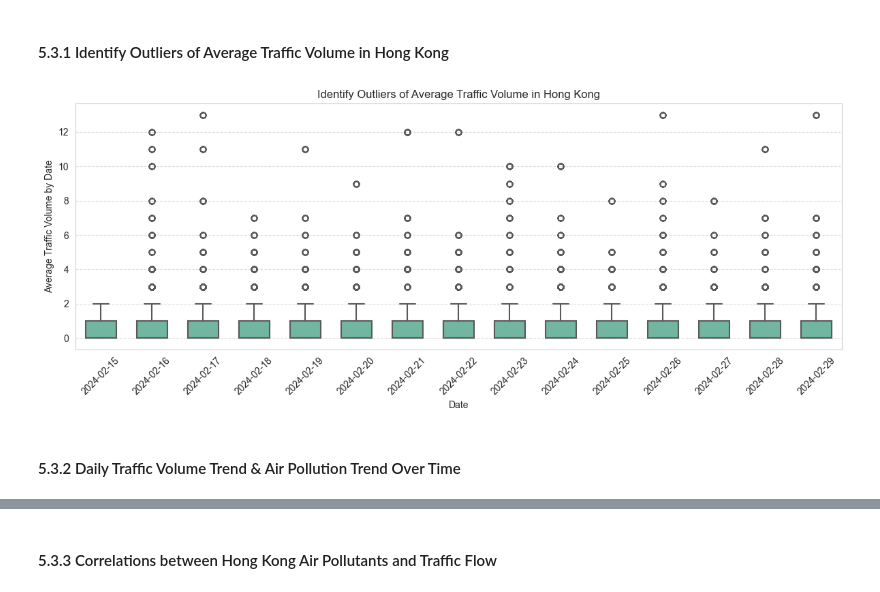
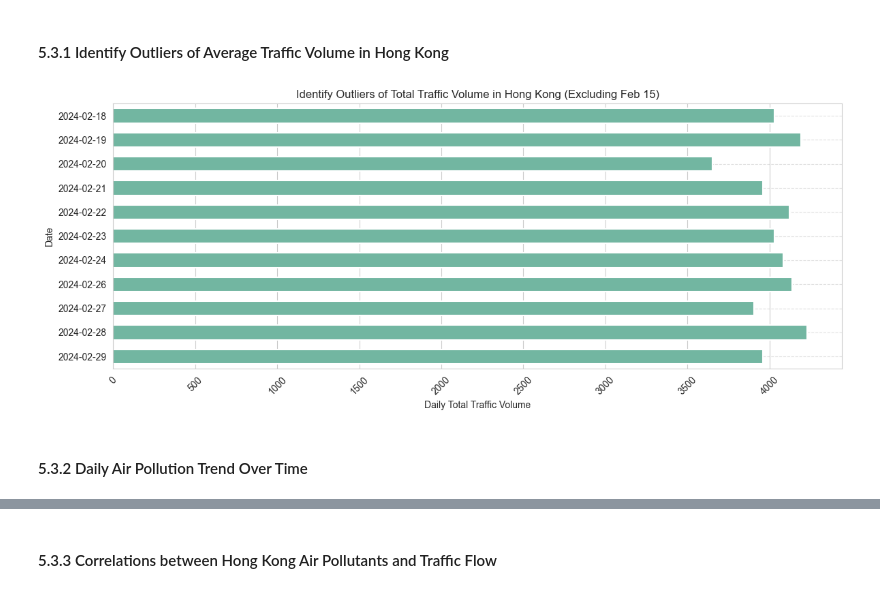
Before and after one commit to linxianying/G12_GuidedProject, a Jupyter notebook: traffic_air_sg.ipynb, the cells around one changed output, grey strips where cells are left out. Drawn from its saved outputs; the diff is of its cells as text; code cells hidden in the pictures.

```diff
--- a/traffic_air_sg.ipynb
+++ b/traffic_air_sg.ipynb
@@ -1968,0 +1979,24 @@ full_hk_traffic_air_df = full_hk_traffic_air_df[full_hk_traffic_air_df['std_dev'
+# %%
+daily_volume = full_hk_traffic_air_df.groupby('date')['volume'].sum().reset_index()
+
+Q1 = daily_volume['volume'].quantile(0.25)
+Q3 = daily_volume['volume'].quantile(0.75)
+IQR = Q3 - Q1
+
+# outlier bounds
+lower_bound = Q1 - 1.5 * IQR
+upper_bound = Q3 + 1.5 * IQR
+
+# Identify outliers
+outliers = daily_volume[(daily_volume['volume'] < lower_bound) | (daily_volume['volume'] > upper_bound)]
+
+# print the outliers
+print(len(outliers))
+
+print(f'After handling the outliers, the count of the dataframe is: {len(full_hk_traffic_air_df)}')
+
+# remove the outliers
+full_hk_traffic_air_df = full_hk_traffic_air_df[~full_hk_traffic_air_df['date'].isin(outliers['date'])]
+
+# print the final outcome
+print(f'After handling the outliers, the count of the dataframe is: {len(full_hk_traffic_air_df)}')
@@ -1973,21 +2011,28 @@ full_hk_traffic_air_df = full_hk_traffic_air_df[full_hk_traffic_air_df['std_dev'
 # %%
 import matplotlib.pyplot as plt
 import seaborn as sns
 
+daily_volume = full_hk_traffic_air_df.groupby('date')['volume'].sum().reset_index()
+
+# Set the plot style and size
 sns.set_style("whitegrid")
 sns.set_palette("Set2")
 plt.figure(figsize=(12, 5))
-sns.boxplot(x='date', y='volume', data=full_hk_traffic_air_df, width=0.6, linewidth=1.5)
 
-plt.xlabel('Date')
-plt.ylabel('Average Traffic Volume by Date')
-plt.title('Identify Outliers of Average Traffic Volume in Hong Kong')
+# Create a box plot for the sum of traffic volume by date
+sns.barplot(x='volume', y='date', data=daily_volume, width=0.6, linewidth=1.5)
+
+# Customize the plot
+plt.xlabel('Daily Total Traffic Volume')
+plt.ylabel('Date')
+plt.title('Identify Outliers of Total Traffic Volume in Hong Kong (Excluding Feb 15)')
 plt.xticks(rotation=45)
 plt.tight_layout()
 plt.grid(True, axis='y', linestyle='--', alpha=0.6)
 
+# Show the plot
 plt.show()
 # %% [output]
-[figure, old version]
+[figure, new version]
 # %% [markdown]
-#### 5.3.2 Daily Traffic Volume Trend & Air Pollution Trend Over Time
+#### 5.3.2 Daily Air Pollution Trend Over Time
```
Also changed, not shown: parts of 11 cells of this notebook.
